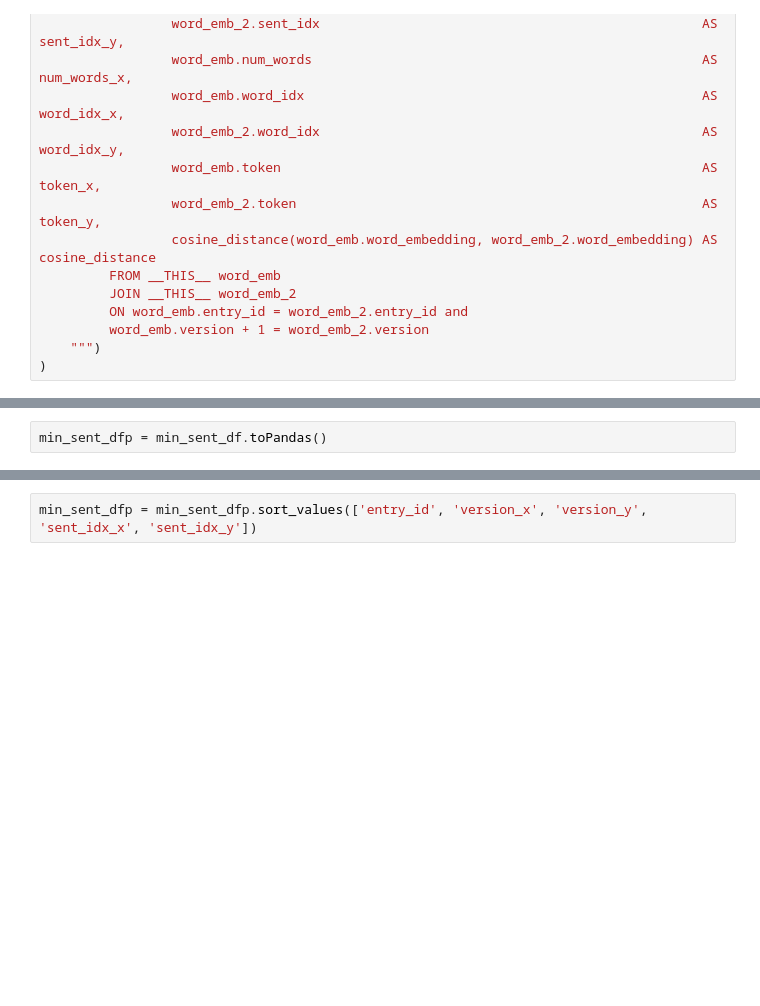
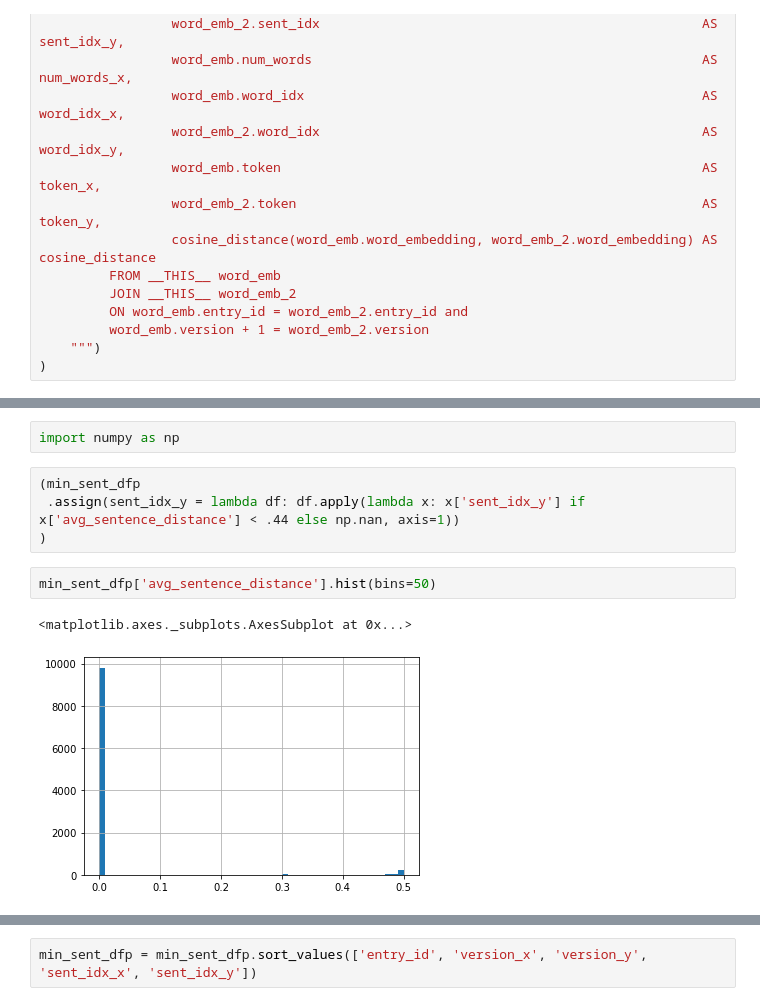
Before and after one commit to alex2awesome/edit-pathways, a Jupyter notebook: notebooks/2021-04-11_spark-nlp.ipynb, the cells around one changed output, grey strips where cells are left out. Saved outputs shown, nothing was run; the diff lists cells and outputs as text; blank space fills up the shorter version.

```diff
--- a/notebooks/2021-04-11_spark-nlp.ipynb
+++ b/notebooks/2021-04-11_spark-nlp.ipynb
@@ -306,2 +338,0 @@ min_sent_df = top_sentence_pipeline.transform(joined_df)
-# %%
-min_sent_dfp = min_sent_df.toPandas()
@@ -307,0 +429,11 @@ min_sent_dfp = min_sent_df.toPandas()
+# %%
+import numpy as np
+# %%
+(min_sent_dfp
+ .assign(sent_idx_y = lambda df: df.apply(lambda x: x['sent_idx_y'] if x['avg_sentence_distance'] < .44 else np.nan, axis=1))
+)
+# %%
+min_sent_dfp['avg_sentence_distance'].hist(bins=50)
+# %% [output]
+<matplotlib.axes._subplots.AxesSubplot at 0x...>
+[figure, added]
```
Also changed, not shown: parts of 49 cells of this notebook.
